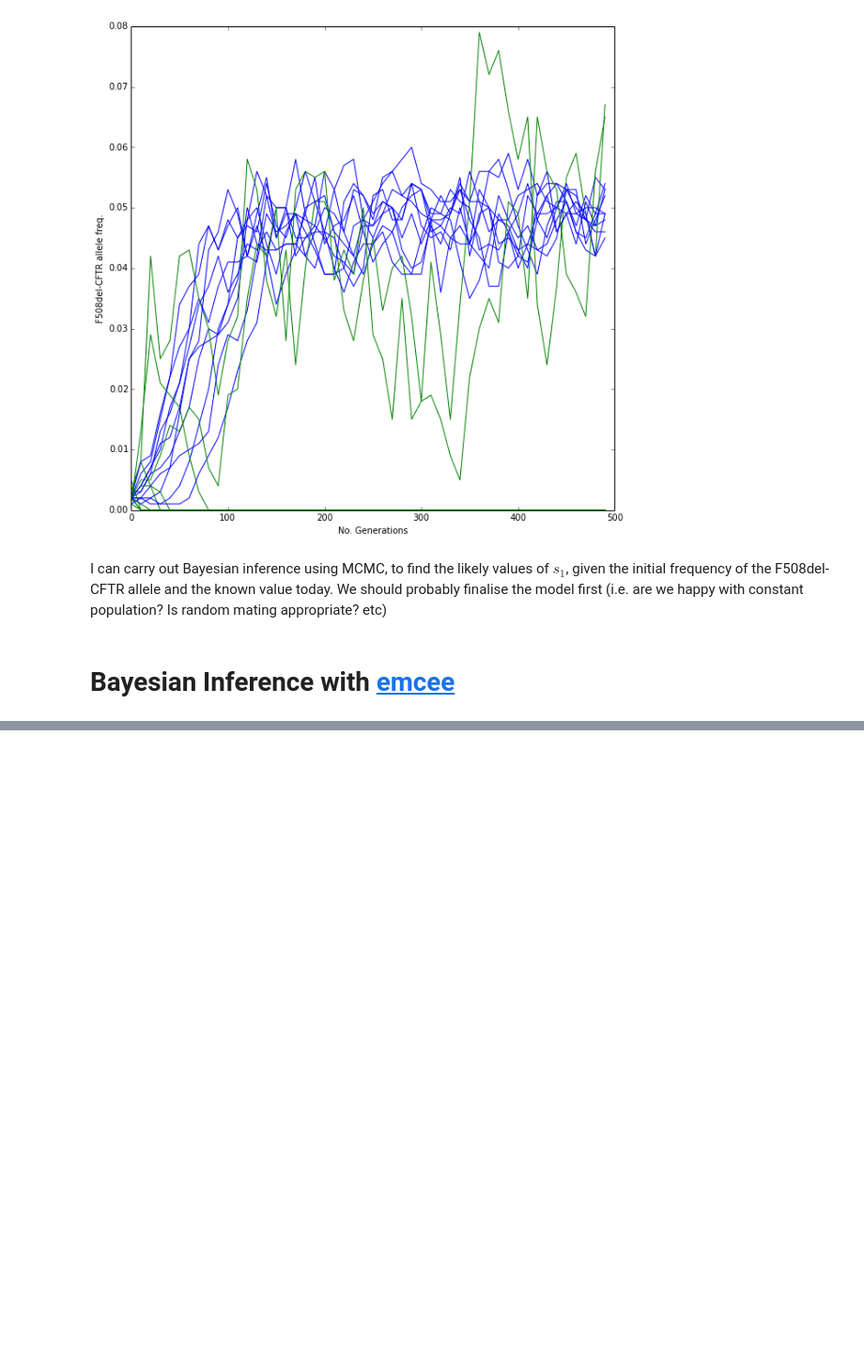
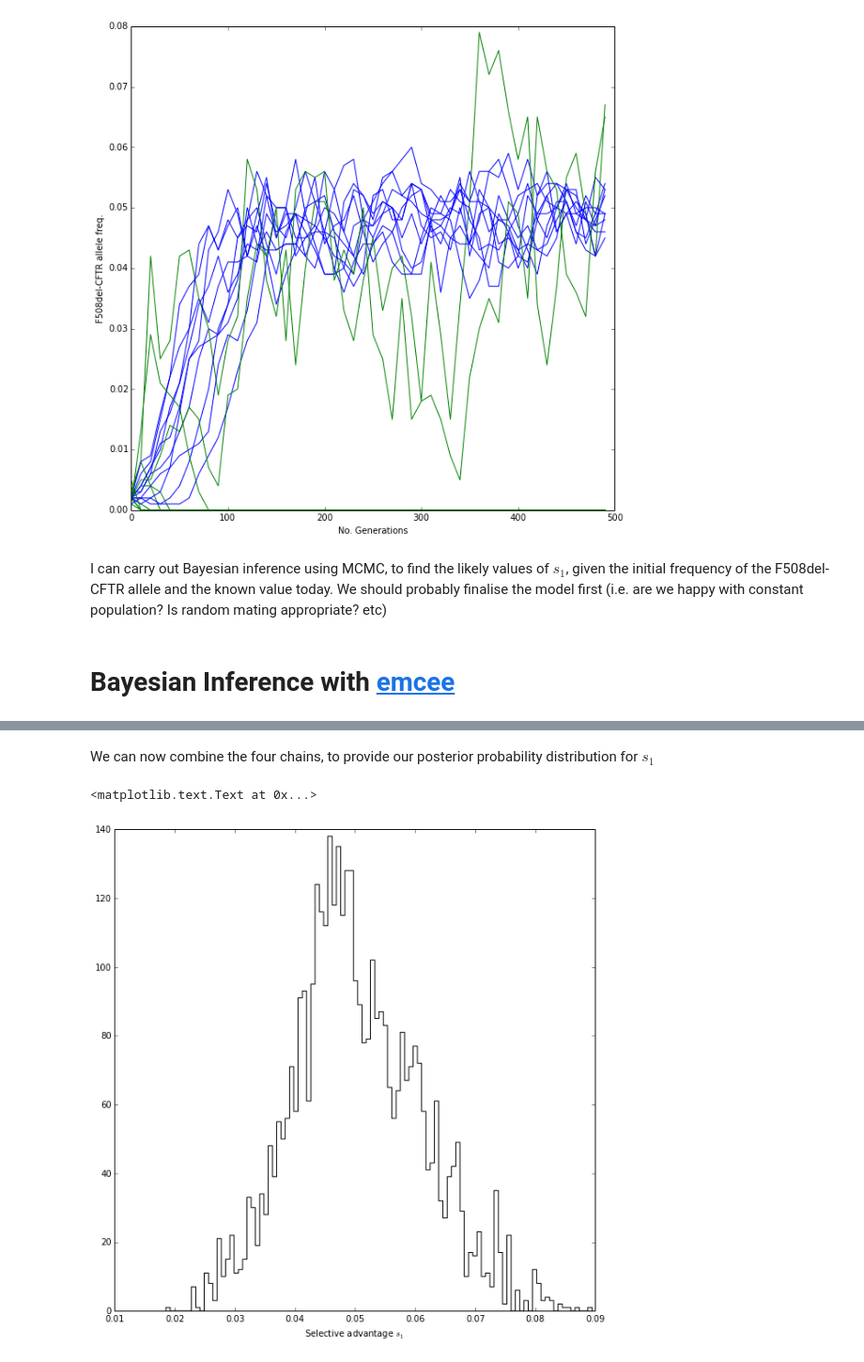
Before and after one commit to pdh21/CFTR_pop_gens, a Jupyter notebook: Simupop_test.ipynb, the cells around one changed output, grey strips where cells are left out. Shown at 94% size. Drawn from its saved outputs; the diff is of its cells as text; code cells hidden in the pictures; blank space fills up the shorter version.

```diff
--- a/Simupop_test.ipynb
+++ b/Simupop_test.ipynb
@@ -192,0 +233,9 @@ sampler.run_mcmc(pos, 1000)
+# %% [markdown]
+We can now combine the four chains, to provide our posterior probability distribution for $s_1$
+# %%
+plt.figure(figsize=(10,10))
+plt.hist(sampler.flatchain, 100, color="k", histtype="step")
+plt.xlabel(r'Selective advantage $s_1$ ')
+# %% [output]
+<matplotlib.text.Text at 0x...>
+[figure, added]
```
Also changed, not shown: parts of 13 cells of this notebook, 1 other file.
